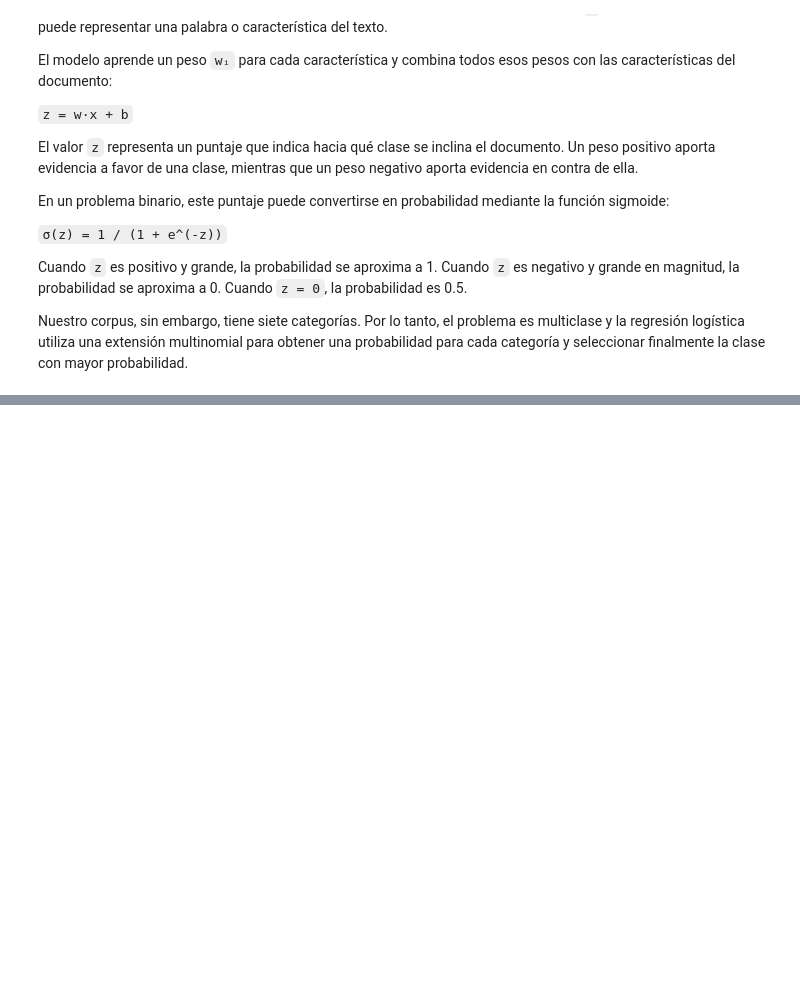
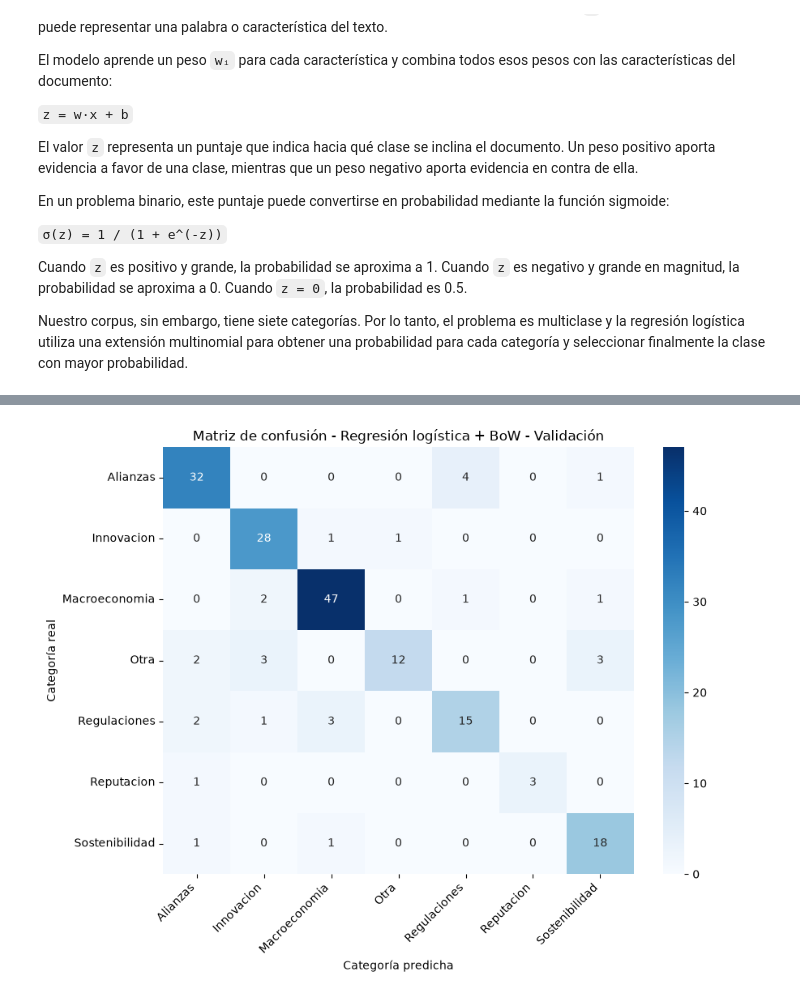
Before and after one commit to Cynthiss/NLP, a Jupyter notebook: Lab_4/Lab_4.ipynb, the cells around one changed output, grey strips where cells are left out. Saved outputs shown, nothing was run; the diff lists cells and outputs as text; code cells hidden in the pictures; blank space fills up the shorter version.

Commit message:
Part 2
Matriz de confusion, con el análisis de los resultados

```diff
--- a/Lab_4/Lab_4.ipynb
+++ b/Lab_4/Lab_4.ipynb
@@ -3216,0 +3224,14 @@ resumen_logistico
+# %%
+
+# 2.1 Predicciones de regresión logística
+
+
+# BoW
+y_train_pred_log_bow = modelo_logistico_bow.predict(X_train_bow)
+y_val_pred_log_bow = modelo_logistico_bow.predict(X_val_bow)
+
+# TF-IDF
+y_train_pred_log_tfidf = modelo_logistico_tfidf.predict(X_train_tfidf)
+y_val_pred_log_tfidf = modelo_logistico_tfidf.predict(X_val_tfidf)
+
+print("Predicciones de entrenamiento y validación realizadas correctamente.")
@@ -3216,0 +3382,36 @@ resumen_logistico
+# %%
+
+# 2. Matriz de confusión - BoW
+
+categorias_logistica = sorted(y.unique())
+
+cm_log_bow = confusion_matrix(
+    y_val,
+    y_val_pred_log_bow,
+    labels=categorias_logistica
+)
+
+plt.figure(figsize=(9, 7))
+
+sns.heatmap(
+    cm_log_bow,
+    annot=True,
+    fmt="d",
+    cmap="Blues",
+    xticklabels=categorias_logistica,
+    yticklabels=categorias_logistica
+)
+
+plt.title(
+    "Matriz de confusión - Regresión logística + BoW - Validación"
+)
+plt.xlabel("Categoría predicha")
+plt.ylabel("Categoría real")
+
+plt.xticks(rotation=45, ha="right")
+plt.yticks(rotation=0)
+
+plt.tight_layout()
+plt.show()
+# %% [output]
+[figure, added]
```
Also changed, not shown: parts of 14 cells of this notebook.
